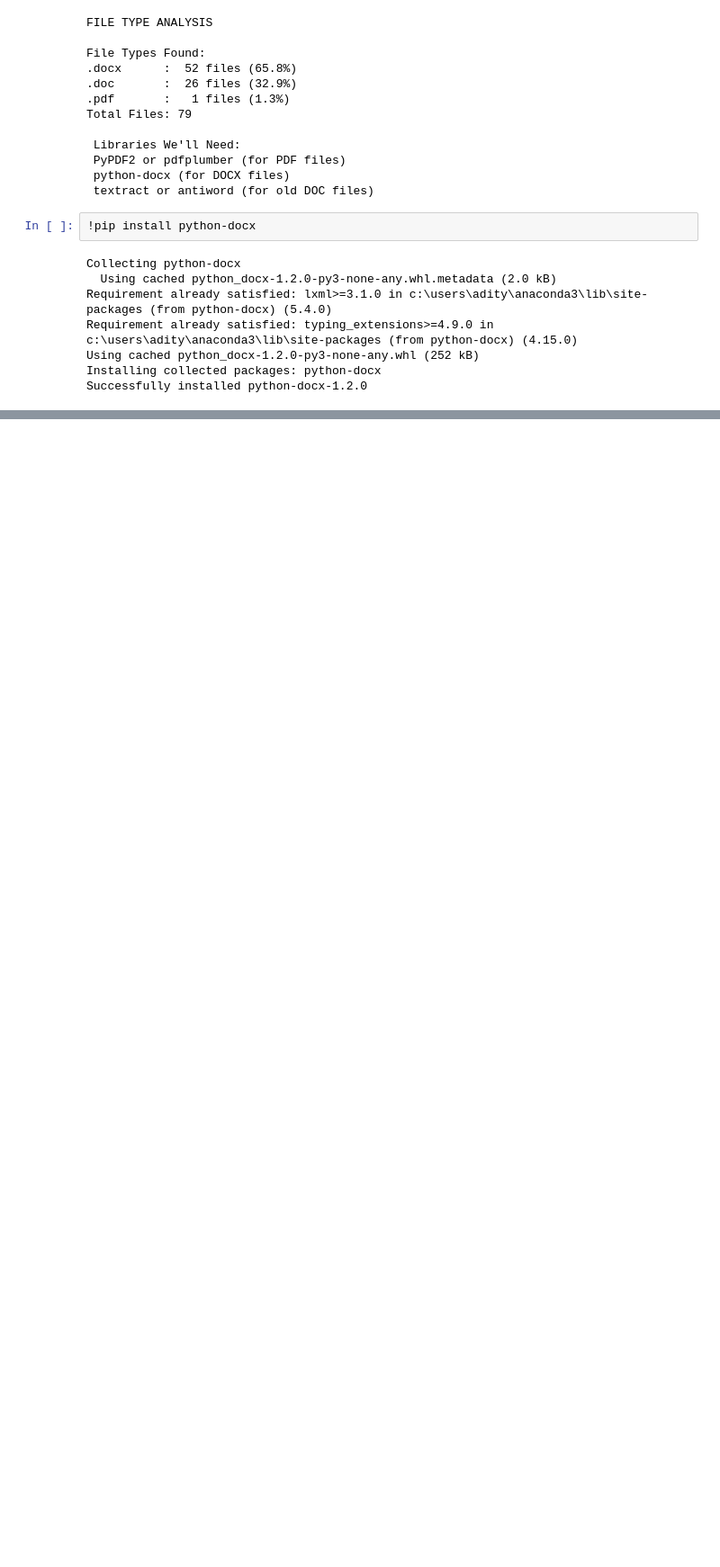
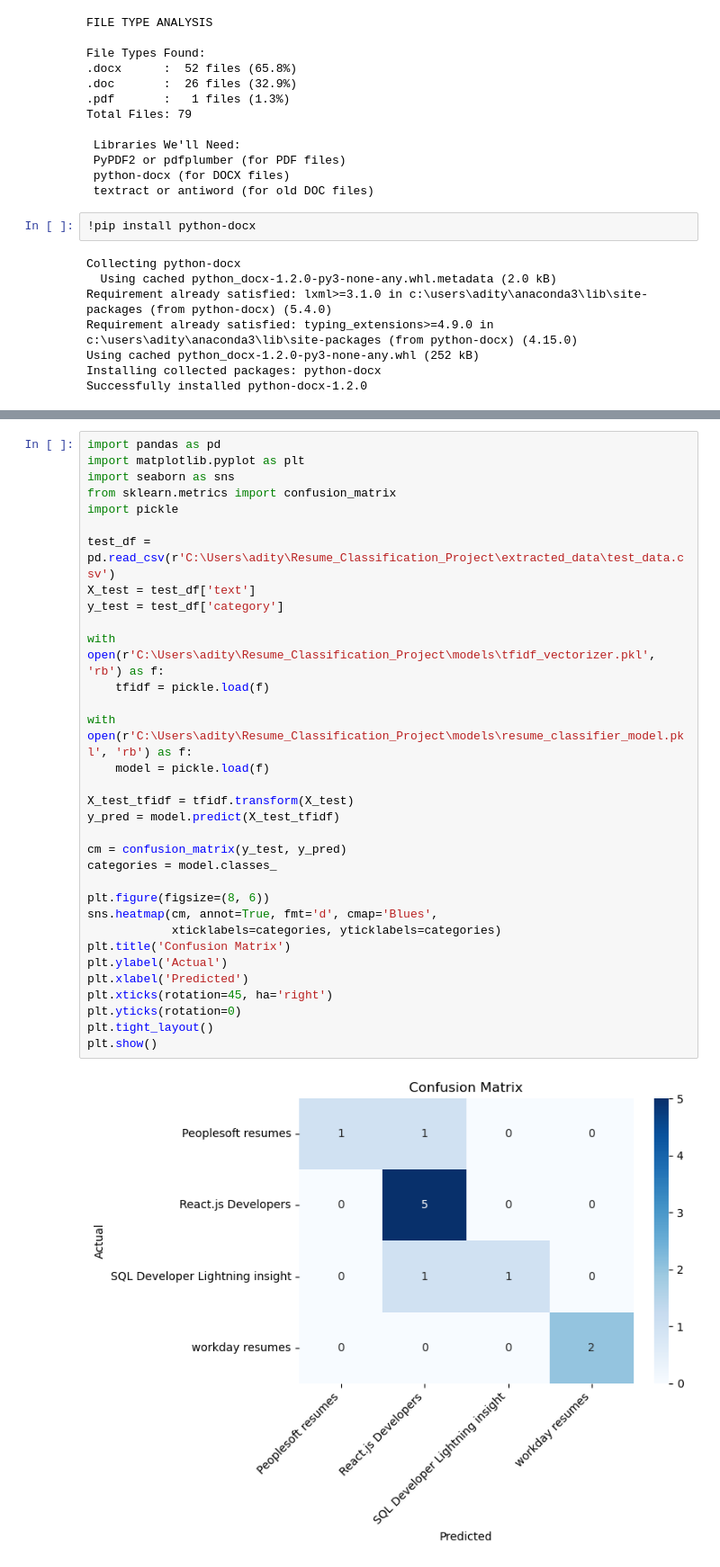
Before and after one commit to adityakanamadi281/Resume_Classification_Project, a Jupyter notebook: notebooks/Resume_Classification.ipynb, the cells around one changed output, grey strips where cells are left out. Shown at 90% size. Drawn from its saved outputs; the diff is of its cells as text; blank space fills up the shorter version.

Commit message:
Model Training

```diff
--- a/notebooks/Resume_Classification.ipynb
+++ b/notebooks/Resume_Classification.ipynb
@@ -254,0 +742,35 @@ ModuleNotFoundError: No module named 'PyPDF2'
+# %%
+import pandas as pd
+import matplotlib.pyplot as plt
+import seaborn as sns
+from sklearn.metrics import confusion_matrix
+import pickle
+
+test_df = pd.read_csv(r'C:\Users\adity\Resume_Classification_Project\extracted_data\test_data.csv')
+X_test = test_df['text']
+y_test = test_df['category']
+
+with open(r'C:\Users\adity\Resume_Classification_Project\models\tfidf_vectorizer.pkl', 'rb') as f:
+    tfidf = pickle.load(f)
+
+with open(r'C:\Users\adity\Resume_Classification_Project\models\resume_classifier_model.pkl', 'rb') as f:
+    model = pickle.load(f)
+
+X_test_tfidf = tfidf.transform(X_test)
+y_pred = model.predict(X_test_tfidf)
+
+cm = confusion_matrix(y_test, y_pred)
+categories = model.classes_
+
+plt.figure(figsize=(8, 6))
+sns.heatmap(cm, annot=True, fmt='d', cmap='Blues',
+            xticklabels=categories, yticklabels=categories)
+plt.title('Confusion Matrix')
+plt.ylabel('Actual')
+plt.xlabel('Predicted')
+plt.xticks(rotation=45, ha='right')
+plt.yticks(rotation=0)
+plt.tight_layout()
+plt.show()
+# %% [output]
+[figure, added]
```
Also changed, not shown: parts of 24 cells of this notebook, 12 other files.
